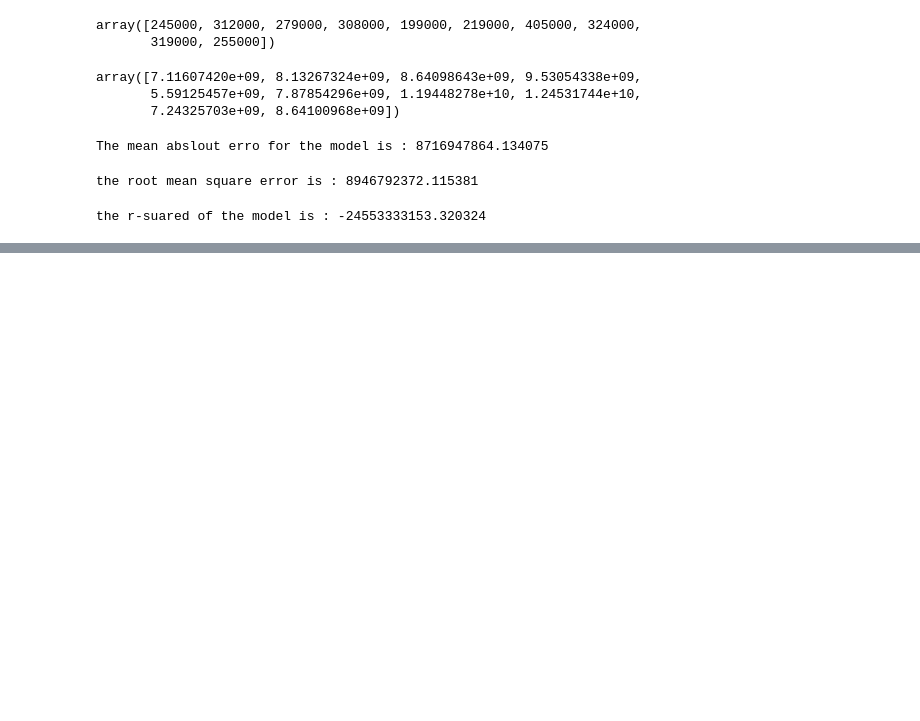
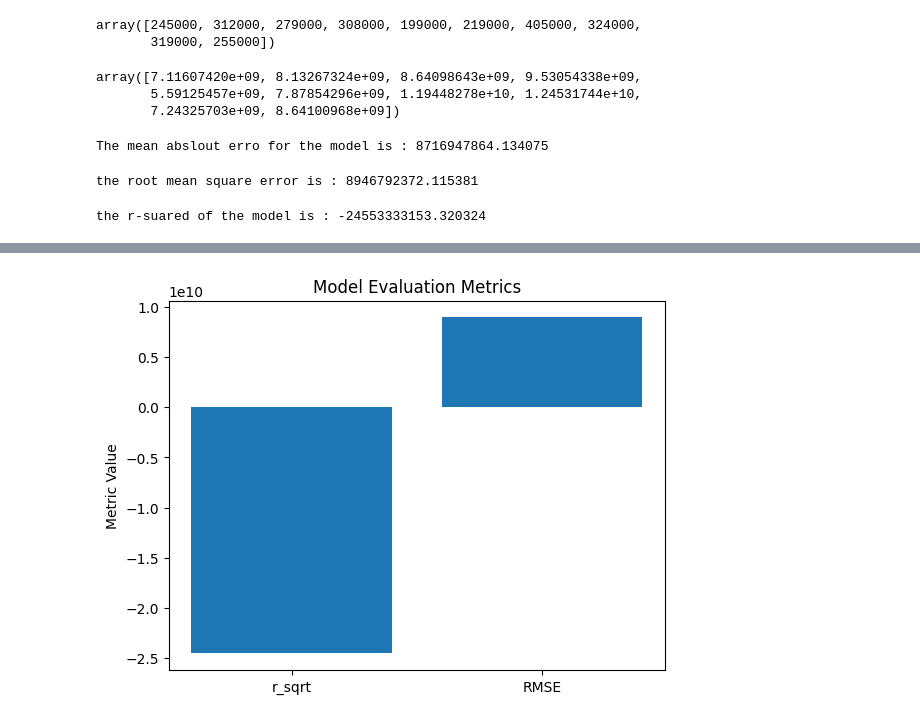
Before and after one commit to FNajafi/MyDsProject, a Jupyter notebook: notebook/03.ipynb, the cells around one changed output, grey strips where cells are left out. Cells and saved outputs as stored; diff of their text form; code cells hidden in the pictures; blank space fills up the shorter version.

```diff
--- a/notebook/03.ipynb
+++ b/notebook/03.ipynb
@@ -95,0 +130,9 @@ the r-suared of the model is : -24553333153.320324
+# %%
+metrics = ['r_sqrt', 'RMSE']
+value = [r_sqrt (y_actual, y_predicted), RMSE(y_actual, y_predicted)]
+plt.bar(metrics, value)
+plt.ylabel('Metric Value')
+plt.title('Model Evaluation Metrics')
+plt.show()
+# %% [output]
+[figure, added]
```
Also changed, not shown: parts of 6 cells of this notebook.
